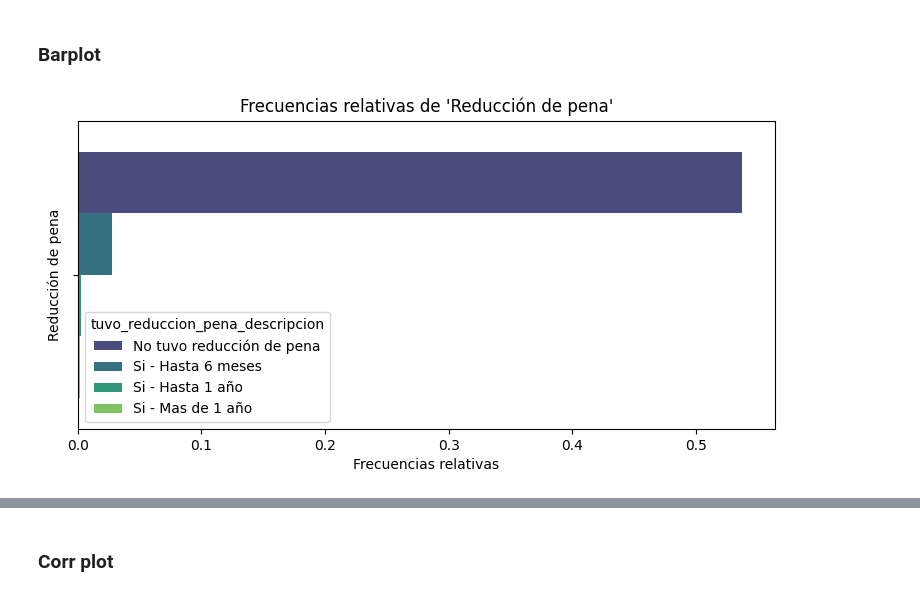
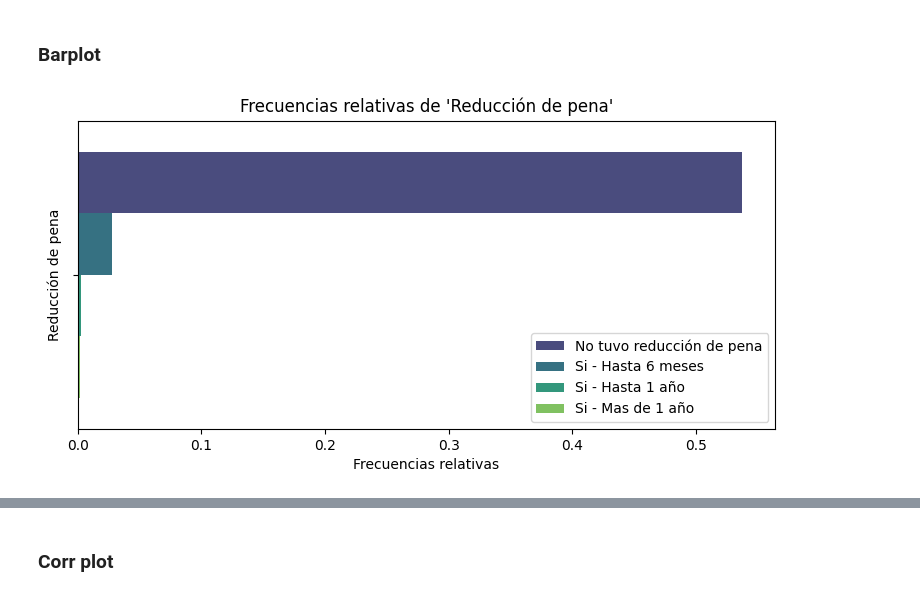
Before and after one commit to gasper-az/CEIA_Analisis_de_datos, a Jupyter notebook: trabajos_practicos/resolucion_tp_01/tp_01.ipynb, the cells around one changed output, grey strips where cells are left out. Drawn from its saved outputs; the diff is of its cells as text; code cells hidden in the pictures.

```diff
--- a/trabajos_practicos/resolucion_tp_01/tp_01.ipynb
+++ b/trabajos_practicos/resolucion_tp_01/tp_01.ipynb
@@ -1581,14 +1772,17 @@ plt.show()
 # %%
 # Calcular frecuencias relativas
 total = len(df_sneep_no_ids_csv)
 relative_freq = df_sneep_no_ids_csv['tuvo_reduccion_pena_descripcion'].value_counts(dropna=False) / total
 
 # Graficar frecuencias relativas
 plt.figure(figsize=(9, 4))
 sns.barplot(x=relative_freq.values, hue=relative_freq.index, palette='viridis')
+plt.legend(loc="lower right")
 plt.title('Frecuencias relativas de \'Reducción de pena\'')
 plt.xlabel('Frecuencias relativas')
 plt.ylabel('Reducción de pena')
 plt.show()
+
+# plt.legend(title=titulo, loc=loc)
 # %% [output]
-[figure, old version]
+[figure, new version]
```
Also changed, not shown: parts of 25 cells of this notebook.
